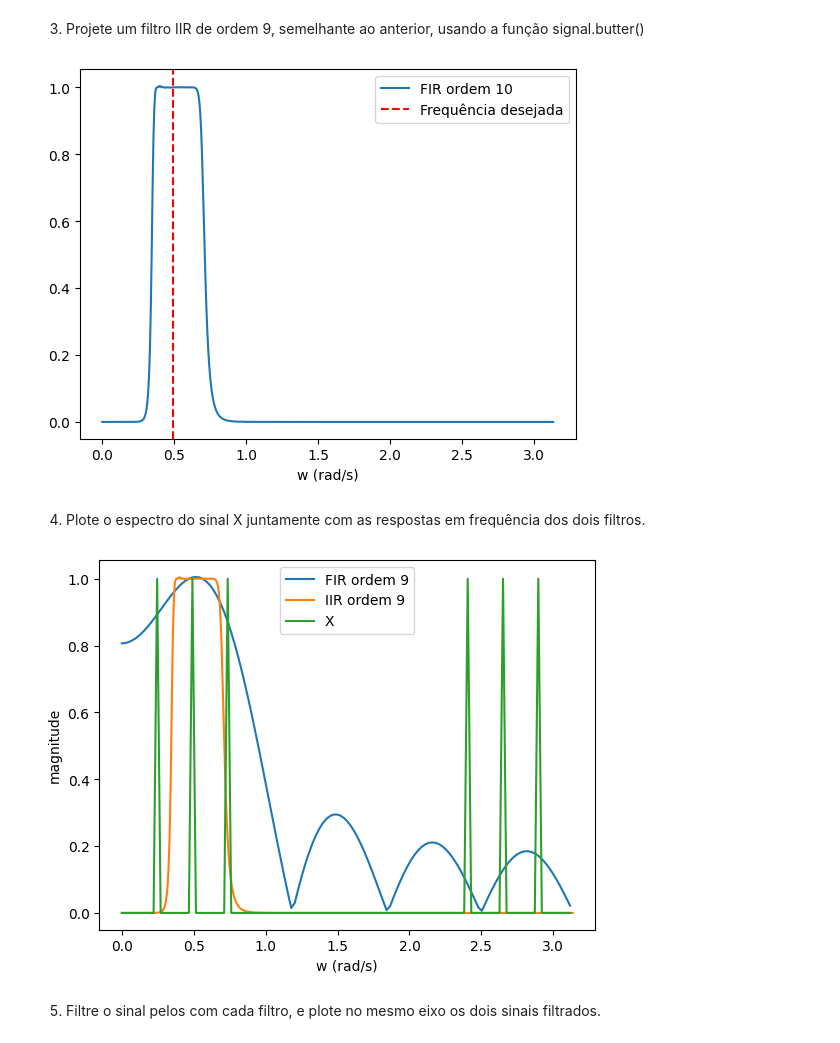
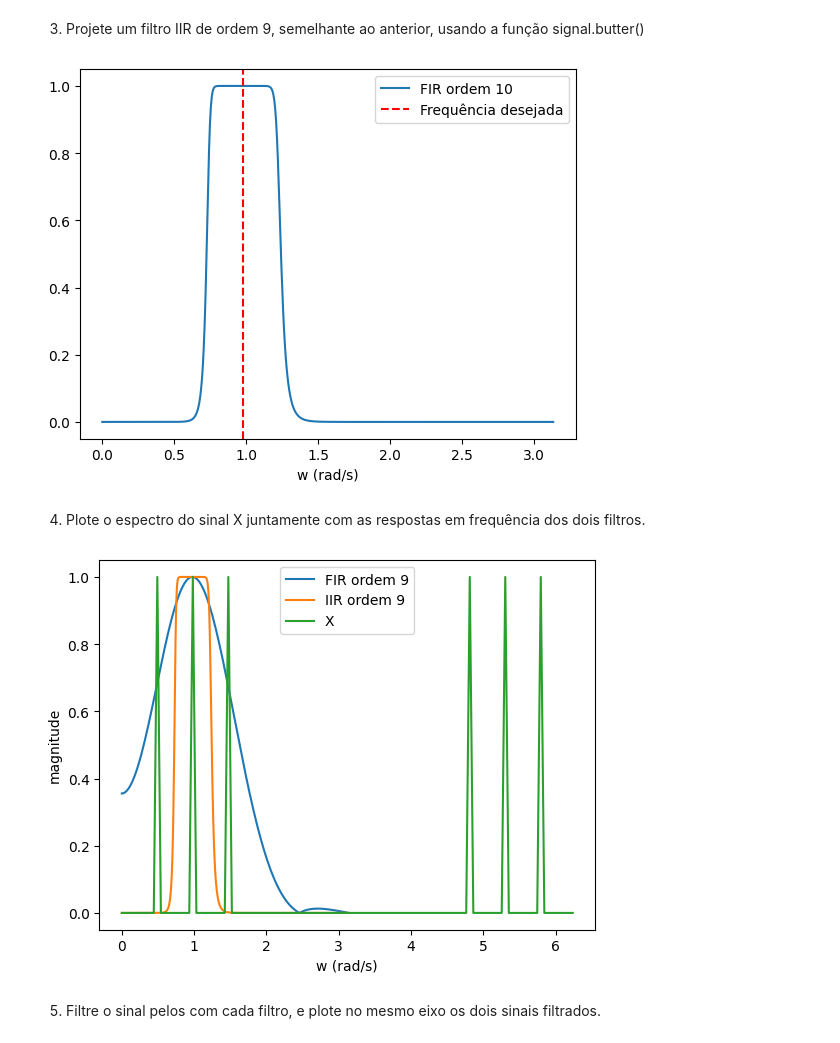
Before and after one commit to Je-Leo-AS/PDS, a Jupyter notebook: lab12/Lab-Filtragem 2.ipynb, the cells around one changed output. Saved outputs shown, nothing was run; the diff lists cells and outputs as text; code cells hidden in the pictures.

```diff
--- a/lab12/Lab-Filtragem 2.ipynb
+++ b/lab12/Lab-Filtragem 2.ipynb
@@ -42,10 +42,10 @@ $f_0 = \frac{10}{N}$
 
 $w_0 = 2\pi \cdot f_0 = 2\pi \cdot \frac{10}{N}$
 # %%
-w_esperado = 2*pi*10/N
-wind = [w_esperado*1.8,w_esperado*2.]
+w_esperado = 2*pi*20/N
+wind = [2*pi*15/N,2*pi*25/N]
 ordem = 9+1
-filter_windows = firwin(ordem, wind, window='boxcar',pass_zero=False, nyq=2*pi)
+filter_windows = firwin(ordem, wind, window='hamming',pass_zero=False, nyq=pi)
 w, h = freqz(filter_windows,1 , N)
 plot(w, abs(h), label=("FIR ordem 9"))
 plt.axvline(w_esperado, color='r', linestyle='--', label='Frequência desejada ')
@@ -65,8 +65,8 @@ w_esperado-0.025
 # %% [markdown]
 3) Projete um filtro IIR de ordem 9, semelhante ao anterior, usando a função signal.butter()
 # %%
-wind_buf = [0.35,0.7]
-b, a = butter(ordem, wind_buf,  btype="bandpass", fs=2*pi)
+wind_buf = [0.325,0.675]
+b, a = butter(ordem, wind,  btype="bandpass", fs=2*pi)
 w1, h1 = freqz(b,a)
 plot(w1, abs(h1), label=(f"FIR ordem {ordem}"))
 plt.axvline(w_esperado, color='r', linestyle='--', label='Frequência desejada')
@@ -74,21 +74,21 @@ xlabel("w (rad/s)")
 legend()
 plt.show()
 # %% [output]
-[figure, old version]
+[figure, new version]
 # %% [markdown]
 4) Plote o espectro do sinal X juntamente com as respostas em frequência dos dois filtros.
 # %%
 Xf = fft(x)
 w0 = linspace(0, pi, N, endpoint = False)
 plot(w, abs(h),label=("FIR ordem 9"))
 plot(w1, abs(h1), label=("IIR ordem 9"))
-plot(w0, abs(Xf/(0.5*N)), label=("X"))
+plot(w0*2, abs(Xf/(0.5*N)), label=("X"))
 xlabel("w (rad/s)")
 ylabel("magnitude")
 legend()
 plt.show()
 # %% [output]
-[figure, old version]
+[figure, new version]
 # %% [markdown]
 5) Filtre o sinal pelos com cada filtro, e plote no mesmo eixo os dois sinais filtrados.
 # %%
```
Also changed, not shown: parts of 4 cells of this notebook.
